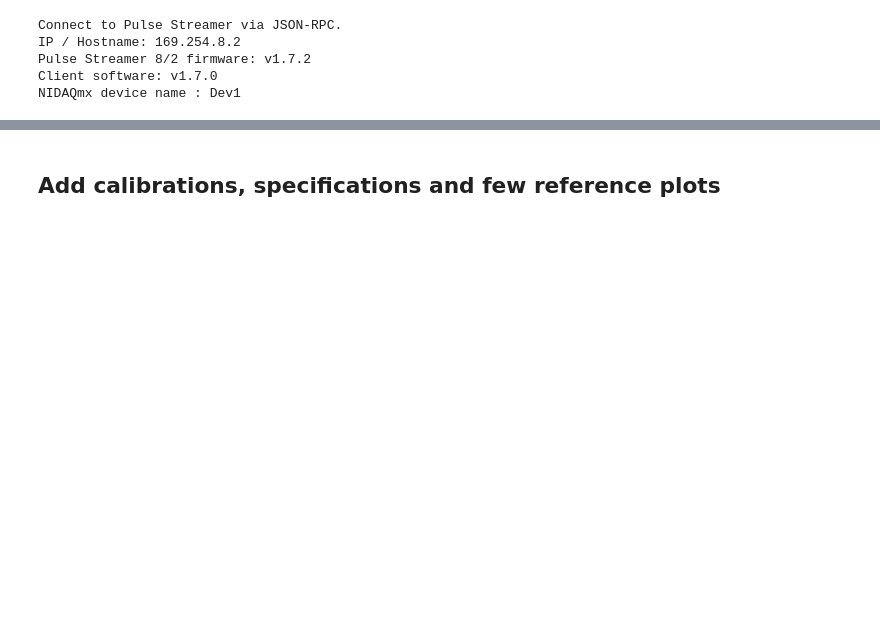
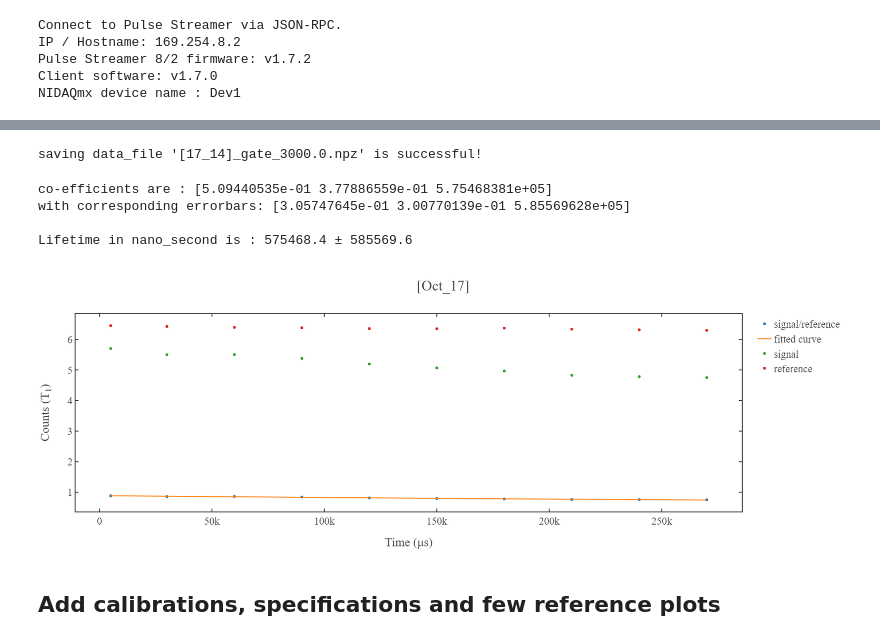
Before and after one commit to ghoshatanu857/Instrument_Automation, a Jupyter notebook: Experimental_Applications/T1_optimization.ipynb, the cells around one changed output, grey strips where cells are left out. Saved outputs shown, nothing was run; the diff lists cells and outputs as text; code cells hidden in the pictures; blank space fills up the shorter version.

```diff
--- a/Experimental_Applications/T1_optimization.ipynb
+++ b/Experimental_Applications/T1_optimization.ipynb
@@ -52,7 +52,7 @@ specs_t1_new = {'rising_delay' : 20,'gatelen' : 0.5e3, 'laserontime' : 1000e3,'d
 exp_name = "t1_simple"
 samples = 2000
 averages = 5
-inside_folders=["MD",f"{exp_name}","525_15mW","with_Gd_FeUCP","0.1M_15%"]
+inside_folders=["MD",f"{exp_name}","525_9mW","without_UCP","3rd_cluster"]
 first_sig_ref = "signal"
 # %%
 total_specs = merge(specs_ports,globals()["specs_"+exp_name])
@@ -102,6 +161,8 @@ try:
 except Exception as e:
     print(f"An error occurred: \n{e}")
     print("\nPlease reduce the folder_name")
+# %% [output]
+saving data_file '[17_14]_gate_3000.0.npz' is successful!
 # %%
 load_data = dict(np.load(total_path))
 # %%
@@ -109,14 +170,20 @@ time_axis,signal_photon,reference_samples,signal_samples = data_to_time_signal(l
 # %%
 x=time_axis[1:]
 y=signal_photon[1:]
 
 x_fit,y_fit,coefficient,error_bars = fit_func(x,y,fit_range=False,func='exp',guess_params=np.array([0.7,1,0.5e6]))
 
 fig1 = simple_plot(x,y,show=False,x_name = "Time (&mu;s)",y_name = "Counts (T<sub>1</sub>)",mode='markers',title=f'{date}',curve_name='signal/reference')
 fig2 = simple_plot(x_fit,y_fit,show=False,x_name = "Time (&mu;s)",y_name = "Counts (T<sub>1</sub>)",mode='lines',title=f'{date}',curve_name='fitted curve')
 fig3 = simple_plot(x,signal_samples[1:],show=False,x_name = "Time (&mu;s)",y_name = "Counts (T<sub>1</sub>)",mode='markers',title=f'{date}',curve_name='signal')
 fig4 = simple_plot(x,reference_samples[1:],show=False,x_name = "Time (&mu;s)",y_name = "Counts (T<sub>1</sub>)",mode='markers',title=f'{date}',curve_name='reference')
 
-add_figures([fig1,fig2,fig3,fig4],show=True,x_name = "Time (&mu;s)",y_name = "Counts (T<sub>1</sub>)",title=f'[{date}]_laser_25e3')
+add_figures([fig1,fig2,fig3,fig4],show=True,x_name = "Time (&mu;s)",y_name = "Counts (T<sub>1</sub>)",title=f'[{date}]')
+# %% [output]
+co-efficients are : [5.09440535e-01 3.77886559e-01 5.75468381e+05]
+with corresponding errorbars: [3.05747645e-01 3.00770139e-01 5.85569628e+05]
+
+Lifetime in nano_second is : 575468.4 ± 585569.6
+[figure, added]
 # %% [markdown]
 ## Add calibrations, specifications and few reference plots
```
Also changed, not shown: parts of 4 cells of this notebook, 51 other files.
